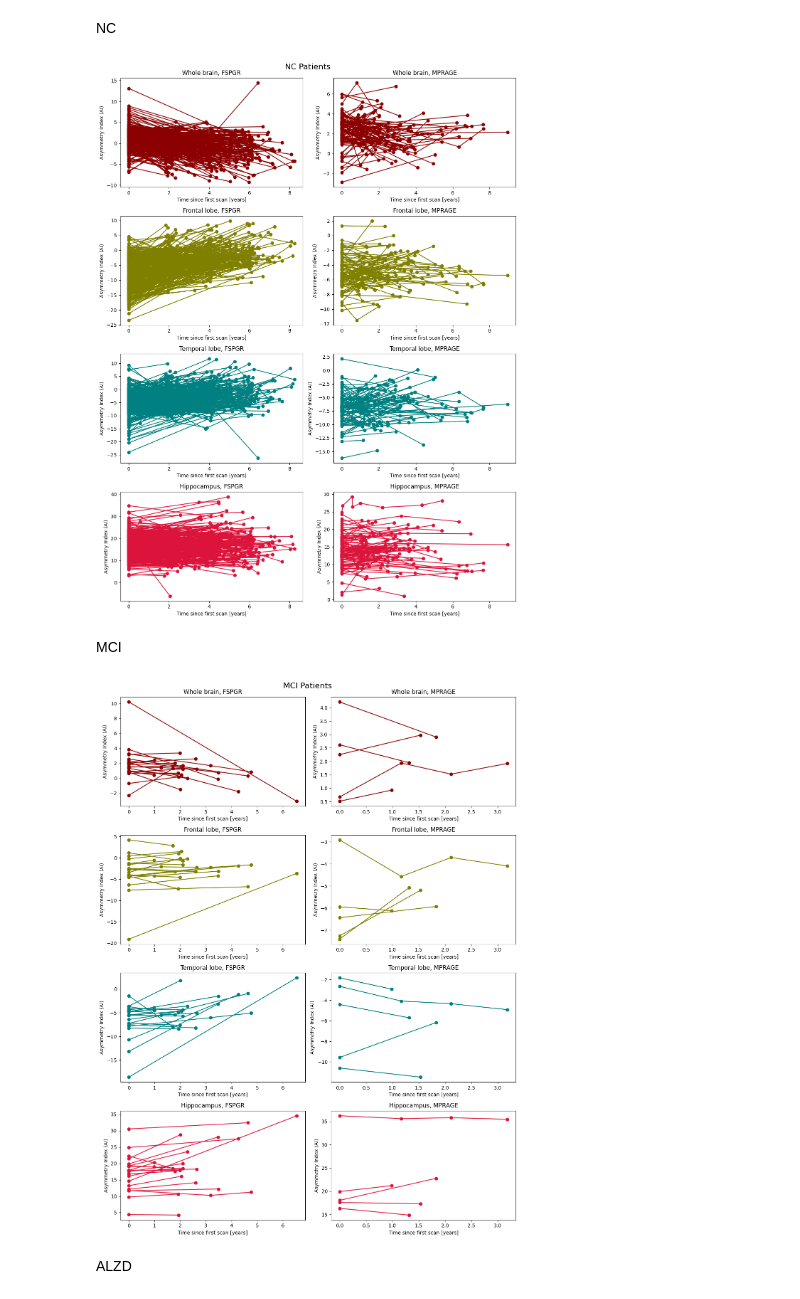
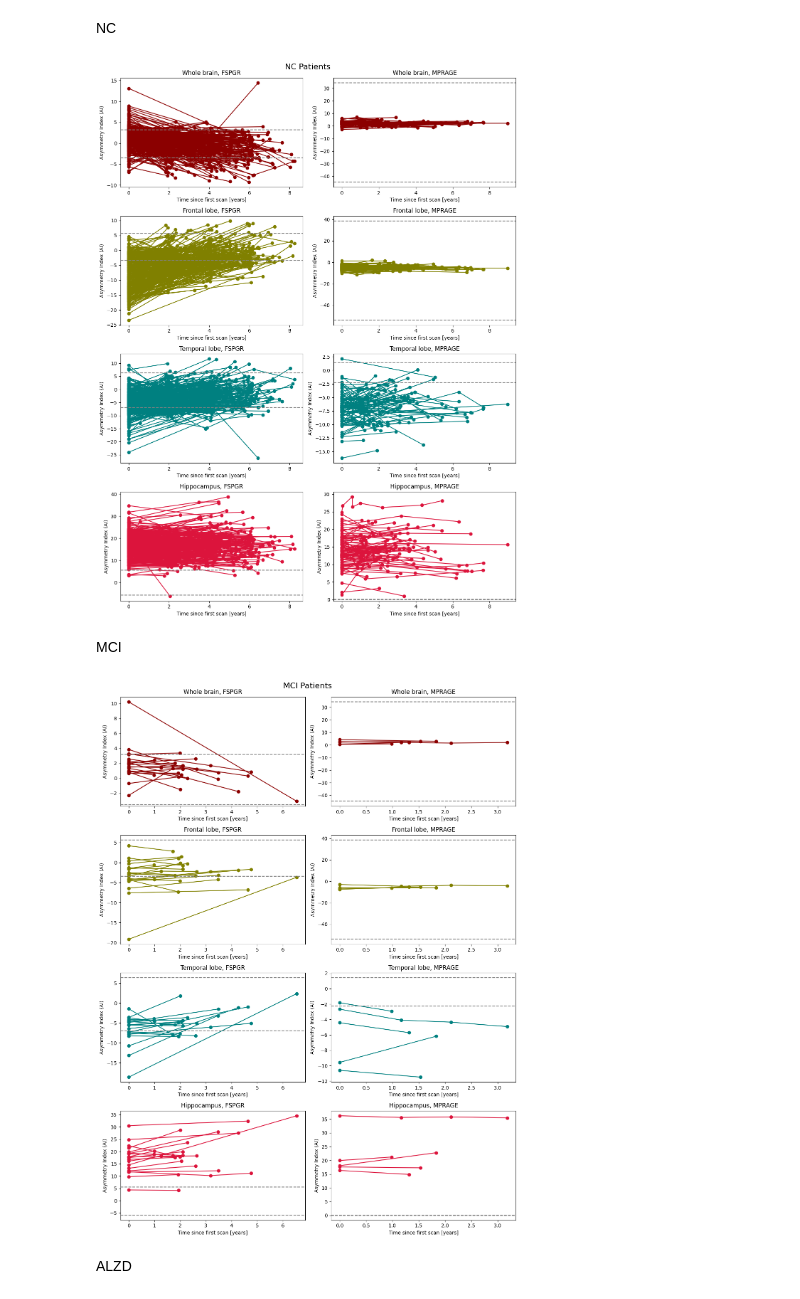
Before and after one commit to Crtox/asymmetryAD, a Jupyter notebook: code/AI_longitudinal.ipynb, the cells around one changed output. Saved outputs shown, nothing was run; the diff lists cells and outputs as text; code cells hidden in the pictures.

```diff
--- a/code/AI_longitudinal.ipynb
+++ b/code/AI_longitudinal.ipynb
@@ -220,4 +303,13 @@ AI_alzd_fspgr_whole = load_npz_file(dataPath+'AI_alzd_fspgr_whole.npz')
 AI_alzd_mprage_whole = load_npz_file(dataPath+'AI_alzd_mprage_whole.npz')
 AI_trans_fspgr_whole = load_npz_file(dataPath+'AI_trans_fspgr_whole.npz')
 AI_trans_mprage_whole = load_npz_file(dataPath+'AI_trans_mprage_whole.npz')
+# %%
+AI_nc_fspgr_whole = load_npz_file(dataPath+'retry/AI_nc_fspgr_whole.npz')
+AI_nc_mprage_whole = load_npz_file(dataPath+'retry/AI_nc_mprage_whole.npz')
+AI_mci_fspgr_whole = load_npz_file(dataPath+'retry/AI_mci_fspgr_whole.npz')
+AI_mci_mprage_whole = load_npz_file(dataPath+'retry/AI_mci_mprage_whole.npz')
+AI_alzd_fspgr_whole = load_npz_file(dataPath+'retry/AI_alzd_fspgr_whole.npz')
+AI_alzd_mprage_whole = load_npz_file(dataPath+'retry/AI_alzd_mprage_whole.npz')
+AI_trans_fspgr_whole = load_npz_file(dataPath+'retry/AI_trans_fspgr_whole.npz')
+AI_trans_mprage_whole = load_npz_file(dataPath+'retry/AI_trans_mprage_whole.npz')
 # %%
@@ -241,10 +333,10 @@ AI_trans_mprage_temporal_lobe = load_npz_file(dataPath+'AI_trans_mprage_temporal
 # %%
-AI_nc_fspgr_hippocampus = load_npz_file(dataPath+'AI_nc_fspgr_hippocampus.npz')
-AI_nc_mprage_hippocampus = load_npz_file(dataPath+'AI_nc_mprage_hippocampus.npz')
-AI_mci_fspgr_hippocampus = load_npz_file(dataPath+'AI_mci_fspgr_hippocampus.npz')
-AI_mci_mprage_hippocampus = load_npz_file(dataPath+'AI_mci_mprage_hippocampus.npz')
-AI_alzd_fspgr_hippocampus = load_npz_file(dataPath+'AI_alzd_fspgr_hippocampus.npz')
-AI_alzd_mprage_hippocampus = load_npz_file(dataPath+'AI_alzd_mprage_hippocampus.npz')
-AI_trans_fspgr_hippocampus = load_npz_file(dataPath+'AI_trans_fspgr_hippocampus.npz')
-AI_trans_mprage_hippocampus = load_npz_file(dataPath+'AI_trans_mprage_hippocampus.npz')
+AI_nc_fspgr_hippocampus = load_npz_file(dataPath+'retry/AI_nc_fspgr_hippocampus.npz')
+AI_nc_mprage_hippocampus = load_npz_file(dataPath+'retry/AI_nc_mprage_hippocampus.npz')
+AI_mci_fspgr_hippocampus = load_npz_file(dataPath+'retry/AI_mci_fspgr_hippocampus.npz')
+AI_mci_mprage_hippocampus = load_npz_file(dataPath+'retry/AI_mci_mprage_hippocampus.npz')
+AI_alzd_fspgr_hippocampus = load_npz_file(dataPath+'retry/AI_alzd_fspgr_hippocampus.npz')
+AI_alzd_mprage_hippocampus = load_npz_file(dataPath+'retry/AI_alzd_mprage_hippocampus.npz')
+AI_trans_fspgr_hippocampus = load_npz_file(dataPath+'retry/AI_trans_fspgr_hippocampus.npz')
+AI_trans_mprage_hippocampus = load_npz_file(dataPath+'retry/AI_trans_mprage_hippocampus.npz')
 # %% [markdown]
@@ -318,30 +410,29 @@ for i in range(4):
         if naccid in nc_scan_times:
             scan_times = nc_scan_times[naccid]
             axes[i, 0].plot(scan_times, ai_values, color=colors[i], marker='o')
-    # LOA for NC
-    # axes[i, 0].axhline(LOA_fspgr[i][0], color='gray', linestyle='--')
-    # axes[i, 0].axhline(LOA_fspgr[i][1], color='gray', linestyle='--')
+
     axes[i, 0].set_title(titles[2 * i])   # Title for the subplot
     axes[i, 0].set_xlabel('Time since first scan [years]')
     axes[i, 0].set_ylabel('Asymmetry Index (AI)')
+    axes[i, 0].axhline(LOA_fspgr[i][0], color='gray', linestyle='--')
+    axes[i, 0].axhline(LOA_fspgr[i][1], color='gray', linestyle='--')
 
     # MPRAGE plot on the right column
     for naccid, ai_values in AI_nc_mprage[i].items():
         if naccid in nc_scan_times:
             scan_times = nc_scan_times[naccid]
             axes[i, 1].plot(scan_times, ai_values, color=colors[i], marker='o')
-    # LOA for NC
-    # axes[i, 1].axhline(LOA_mprage[i][0], color='gray', linestyle='--')
-    # axes[i, 1].axhline(LOA_mprage[i][1], color='gray', linestyle='--')
     axes[i, 1].set_title(titles[2 * i + 1])   # Title for the subplot
     axes[i, 1].set_xlabel('Time since first scan [years]')
     axes[i, 1].set_ylabel('Asymmetry Index (AI)')
+    axes[i, 1].axhline(LOA_mprage[i][0], color='gray', linestyle='--')
+    axes[i, 1].axhline(LOA_mprage[i][1], color='gray', linestyle='--')
 
 plt.tight_layout()
-#plt.savefig(savePath+'AI_longitudinal_nc.png')
+#plt.savefig(savePath+'retry/AI_longitudinal_nc_LOA.png')
 plt.show()
 # %% [output]
-[figure, old version]
+[figure, new version]
 # %% [markdown]
 MCI
 # %%
@@ -354,35 +445,39 @@ titles = [
     "Frontal lobe, FSPGR", "Frontal lobe, MPRAGE",
     "Temporal lobe, FSPGR", "Temporal lobe, MPRAGE",
     "Hippocampus, FSPGR", "Hippocampus, MPRAGE"
 ]
 
 # Iterate over the rows (regions) and plot for FSPGR (left) and MPRAGE (right)
 for i in range(4):
     # FSPGR plot on the left column
     for naccid, ai_values in AI_mci_fspgr[i].items():
         if naccid in mci_scan_times:
             scan_times = mci_scan_times[naccid]
             if len(scan_times) == len(ai_values):
                 axes[i, 0].plot(scan_times, ai_values, color=colors[i], marker='o')
     axes[i, 0].set_title(titles[2 * i])   # Title for the subplot
     axes[i, 0].set_xlabel('Time since first scan [years]')
     axes[i, 0].set_ylabel('Asymmetry Index (AI)')
+    axes[i, 0].axhline(LOA_fspgr[i][0], color='gray', linestyle='--')
+    axes[i, 0].axhline(LOA_fspgr[i][1], color='gray', linestyle='--')
 
     # MPRAGE plot on the right column
     for naccid, ai_values in AI_mci_mprage[i].items():
         if naccid in mci_scan_times:
             scan_times = mci_scan_times[naccid]
             if len(scan_times) == len(ai_values):
                 axes[i, 1].plot(scan_times, ai_values, color=colors[i], marker='o')
     axes[i, 1].set_title(titles[2 * i + 1])   # Title for the subplot
     axes[i, 1].set_xlabel('Time since first scan [years]')
     axes[i, 1].set_ylabel('Asymmetry Index (AI)')
+    axes[i, 1].axhline(LOA_mprage[i][0], color='gray', linestyle='--')
+    axes[i, 1].axhline(LOA_mprage[i][1], color='gray', linestyle='--')
 
 plt.tight_layout()
-#plt.savefig(savePath+'AI_longitudinal_mci.png')
+plt.savefig(savePath+'retry/AI_longitudinal_mci_LOA.png')
 plt.show()
 # %% [output]
-[figure, old version]
+[figure, new version]
 # %% [markdown]
 ALZD
 # %%
```
Also changed, not shown: parts of 25 cells of this notebook, 22 other files.
